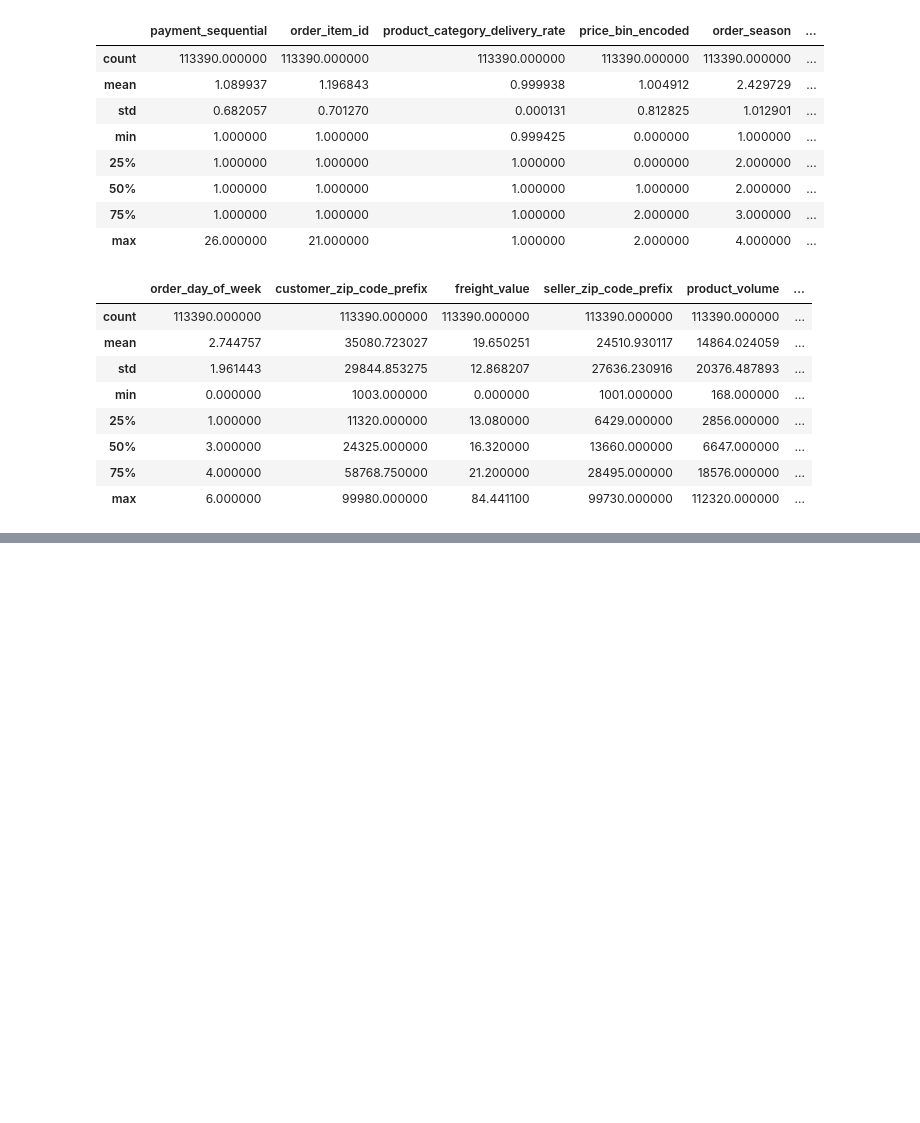
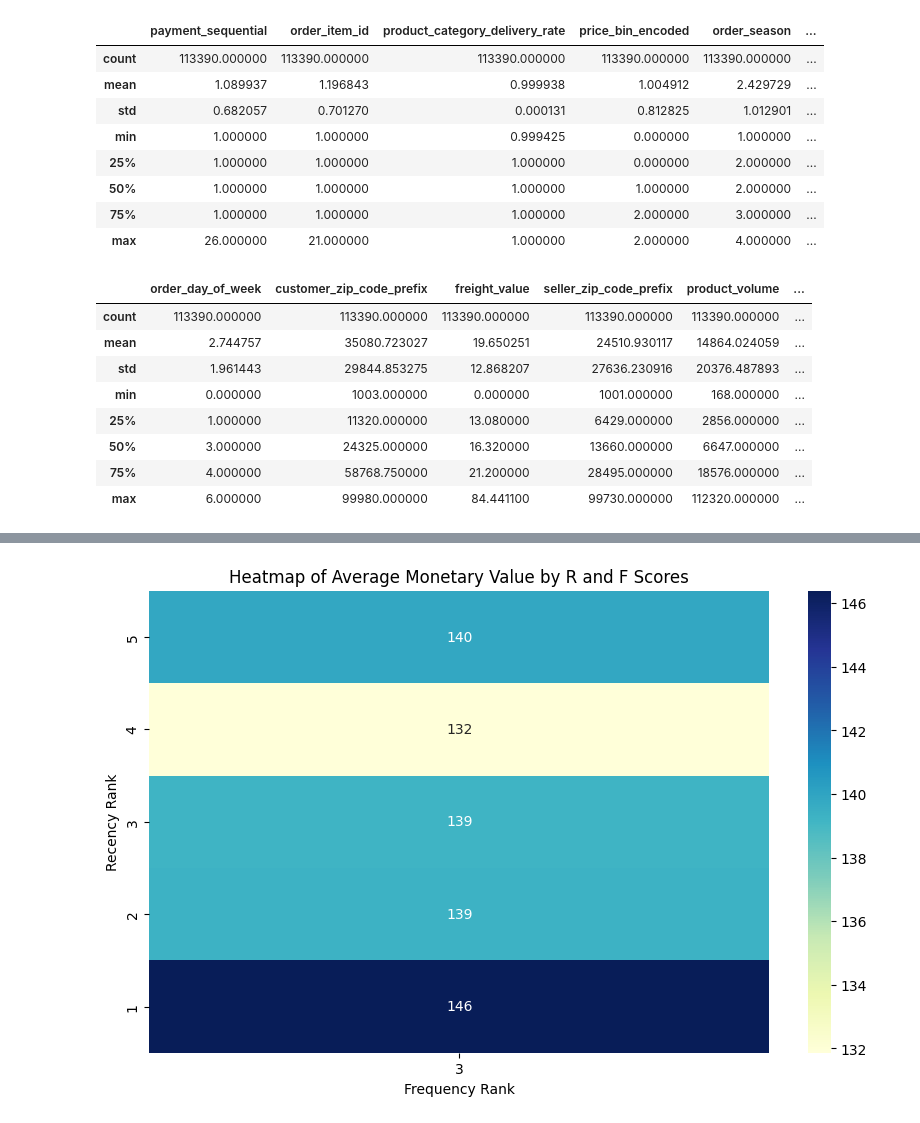
Before and after one commit to Mohit-Singh-261097/Customer-Segmentation-Analysis-Brazillian_E-commercence_Dataset-, a Jupyter notebook: notebooks/Customer_Segmentation.ipynb, the cells around one changed output, grey strips where cells are left out. Cells and saved outputs as stored; diff of their text form; code cells hidden in the pictures; blank space fills up the shorter version.

```diff
--- a/notebooks/Customer_Segmentation.ipynb
+++ b/notebooks/Customer_Segmentation.ipynb
@@ -2088,3 +2093,28 @@ Data columns (total 12 columns):
  11  weekday_spending                113390 non-null  float64
 dtypes: float64(9), int64(3)
 memory usage: 10.4 MB
+# %%
+# Assuming full_orders_with_cumulative_df is the DataFrame containing the data
+
+# Step 1: Calculate Recency, Frequency, and Monetary
+rfm_df = full_orders_with_cumulative_df.groupby('customer_id').agg({
+    'customer_recency': 'min',        # Recency: days since last purchase (lower is better)
+    'order_id': 'nunique',            # Frequency: unique orders per customer
+    'cumulative_spending': 'max'      # Monetary: total spending
+}).reset_index()
+
+# Rename columns for easier interpretation
+rfm_df.rename(columns={'customer_recency': 'Recency', 'order_id': 'Frequency', 'cumulative_spending': 'Monetary'}, inplace=True)
+
+# Step 2: Rank each metric on a 1-5 scale using `pd.cut` instead of `pd.qcut`
+# Define bin ranges manually for each metric based on the data distribution
+
+rfm_df['R_rank'] = pd.cut(rfm_df['Recency'], bins=5, labels=[5, 4, 3, 2, 1])  # Lower recency means higher rank
+rfm_df['F_rank'] = pd.cut(rfm_df['Frequency'], bins=5, labels=[1, 2, 3, 4, 5])  # Higher frequency, higher rank
+rfm_df['M_rank'] = pd.cut(rfm_df['Monetary'], bins=5, labels=[1, 2, 3, 4, 5])  # Higher monetary, higher rank
+
+# Step 3: Concatenate R, F, M scores to create RFM score
+rfm_df['RFM_Score'] = rfm_df['R_rank'].astype(str) + rfm_df['F_rank'].astype(str) + rfm_df['M_rank'].astype(str)
+
+# Display the result
+display(rfm_df.head())  # To display the first few rows
@@ -2090,0 +2327,9 @@ memory usage: 10.4 MB
+# %%
+plt.figure(figsize=(10, 6))
+sns.heatmap(rfm_df.pivot_table(index='R_rank', columns='F_rank', values='Monetary', aggfunc='mean'), annot=True, fmt=".0f", cmap="YlGnBu")
+plt.title("Heatmap of Average Monetary Value by R and F Scores")
+plt.xlabel("Frequency Rank")
+plt.ylabel("Recency Rank")
+plt.show()
+# %% [output]
+[figure, added]
```
Also changed, not shown: parts of 20 cells of this notebook.
